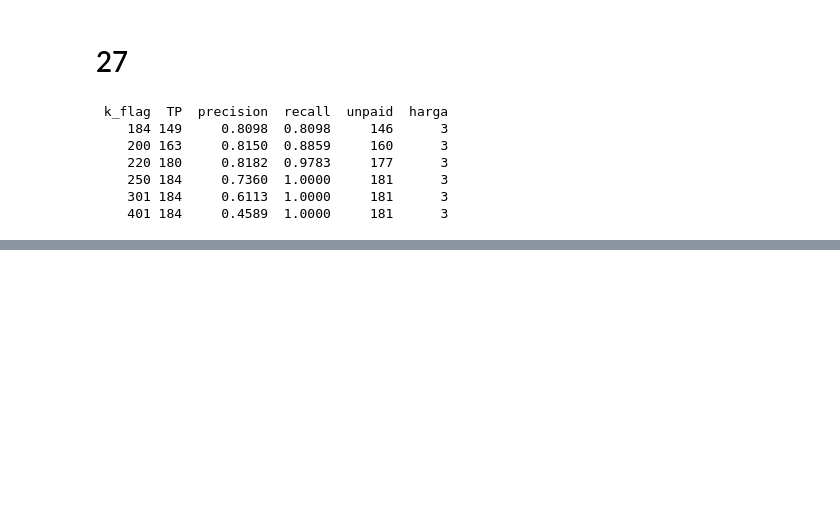
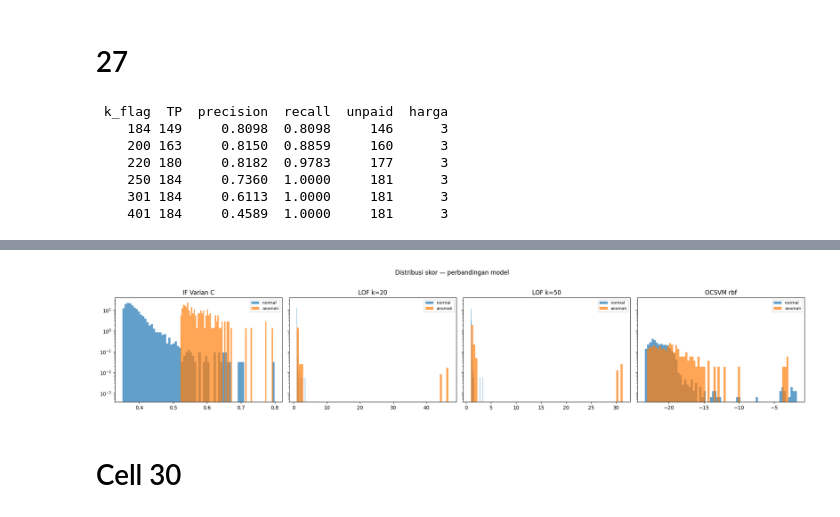
Before and after one commit to Gatoetkatja/smart-grid-blockchain, a Jupyter notebook: notebook.ipynb, the cells around one changed output, grey strips where cells are left out. Drawn from its saved outputs; the diff is of its cells as text; code cells hidden in the pictures; blank space fills up the shorter version.

```diff
--- a/notebook.ipynb
+++ b/notebook.ipynb
@@ -768,0 +851,22 @@ print(pd.DataFrame(rows).to_string(index=False))
+# %%
+fig, axes = plt.subplots(1, 4, figsize=(20, 4), sharey=True)
+pairs = [('score_C', 'IF Varian C'), ('score_lof', 'LOF k=20'),
+         ('score_lof50', 'LOF k=50'), ('score_ocsvm', 'OCSVM rbf')]
+
+for ax, (col, title) in zip(axes, pairs):
+    ax.hist(fe.loc[fe['pseudo_label']==0, col], bins=70,
+            alpha=0.7, label='normal', density=True)
+    ax.hist(fe.loc[fe['pseudo_label']==1, col], bins=70,
+            alpha=0.7, label='anomali', density=True)
+    ax.set_yscale('log')
+    ax.set_title(title)
+    ax.legend(fontsize=8)
+
+plt.suptitle('Distribusi skor — perbandingan model', y=1.02)
+plt.tight_layout()
+plt.savefig('model_comparison.png', dpi=100, bbox_inches='tight')
+plt.show()
+# %% [output]
+[figure, added]
+# %% [markdown]
+# Cell 30
```
Also changed, not shown: parts of 12 cells of this notebook, 5 other files.
